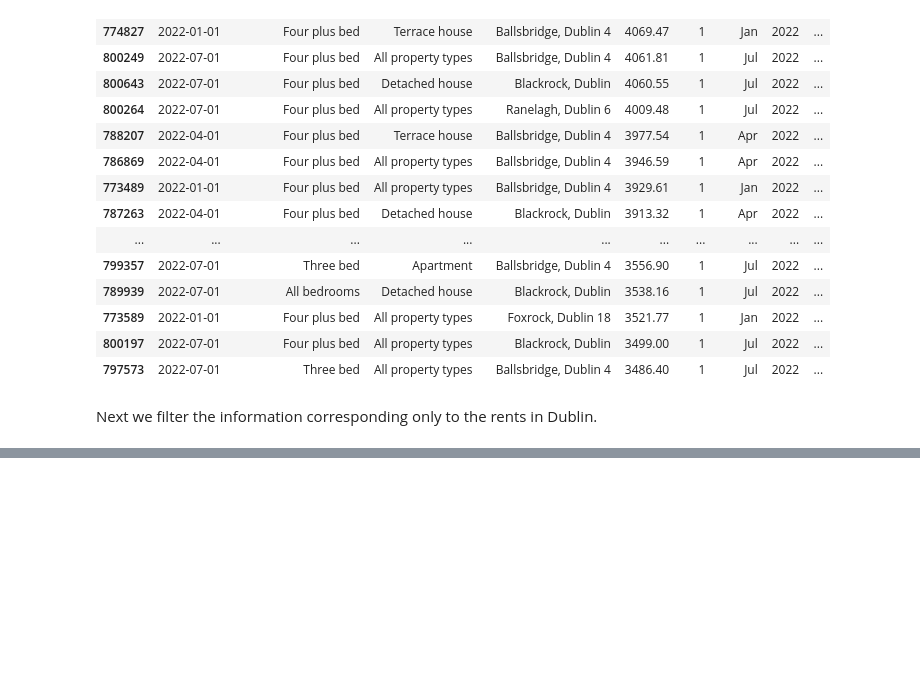
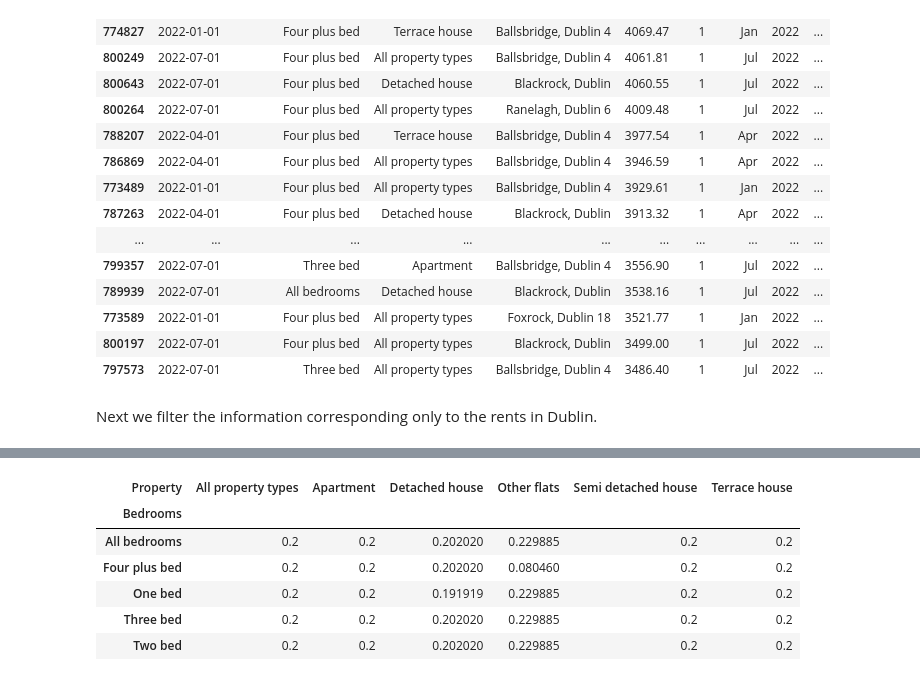
Before and after one commit to FabyBarrios/python, a Jupyter notebook: Statistics/Rents_Ireland.ipynb, the cells around one changed output, grey strips where cells are left out. Saved outputs shown, nothing was run; the diff lists cells and outputs as text; code cells hidden in the pictures; blank space fills up the shorter version.

```diff
--- a/Statistics/Rents_Ireland.ipynb
+++ b/Statistics/Rents_Ireland.ipynb
@@ -523,0 +552,10 @@ plt.savefig('pointplot.png', dpi=300, bbox_inches='tight');
+# %%
+pd.crosstab(df_Dublin.Bedrooms, df_Dublin.Property, normalize='columns')
+# %% [output]
+| Property | All property types | Apartment | Detached house | Other flats | Semi detached house | Terrace house |
+| Bedrooms |  |  |  |  |  |  |
+| All bedrooms | 0.2 | 0.2 | 0.202020 | 0.229885 | 0.2 | 0.2 |
+| Four plus bed | 0.2 | 0.2 | 0.202020 | 0.080460 | 0.2 | 0.2 |
+| One bed | 0.2 | 0.2 | 0.191919 | 0.229885 | 0.2 | 0.2 |
+| Three bed | 0.2 | 0.2 | 0.202020 | 0.229885 | 0.2 | 0.2 |
+| Two bed | 0.2 | 0.2 | 0.202020 | 0.229885 | 0.2 | 0.2 |
```
Also changed, not shown: parts of 6 cells of this notebook.
